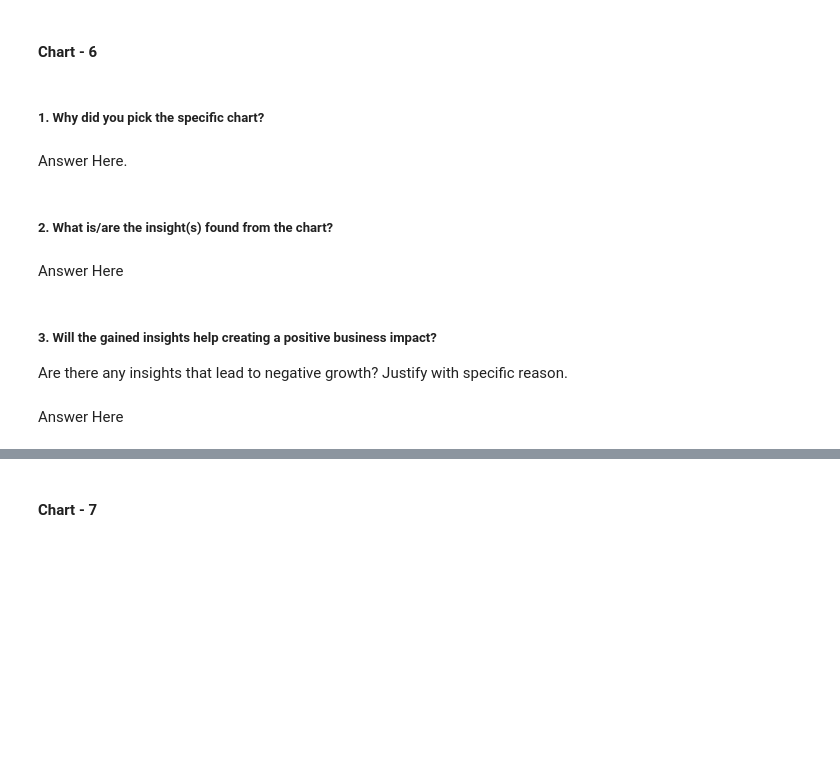
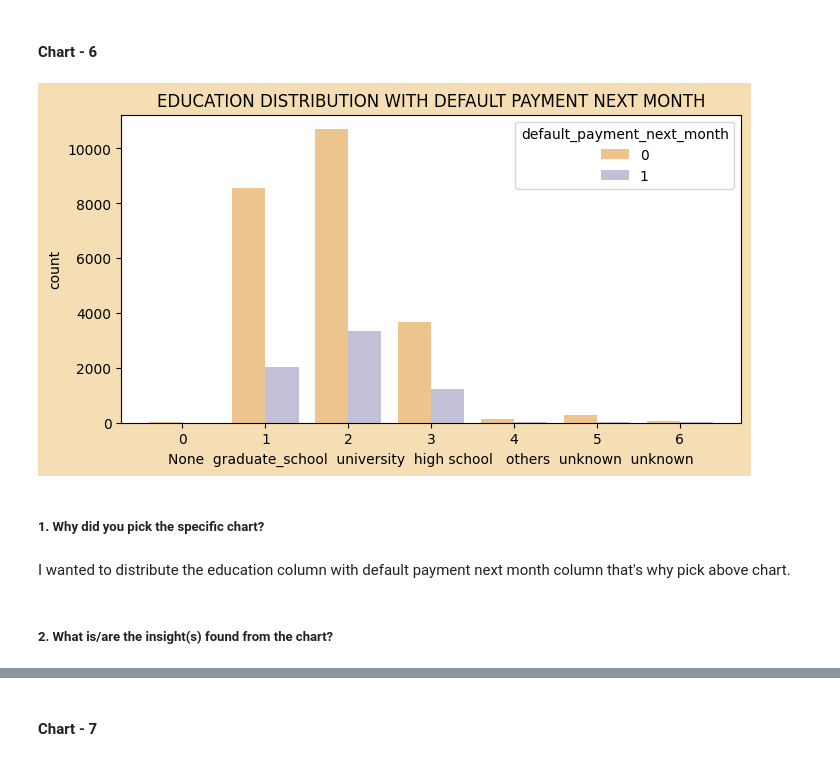
Before and after one commit to hmarathe420/Credit_Card_Default_Prediction, a Jupyter notebook: Credit_Card_Default_Prediction.ipynb, the cells around one changed output, grey strips where cells are left out. Saved outputs shown, nothing was run; the diff lists cells and outputs as text; code cells hidden in the pictures; blank space fills up the shorter version.

```diff
--- a/Credit_Card_Default_Prediction.ipynb
+++ b/Credit_Card_Default_Prediction.ipynb
@@ -461,13 +462,16 @@ Answer Here
+# %%
+# Education Distribution with default payment next month
+plt.figure(figsize = (8,4), facecolor = 'wheat')
+plt.title('EDUCATION DISTRIBUTION WITH DEFAULT PAYMENT NEXT MONTH')
+sns.countplot(data = df, x= 'EDUCATION', hue = 'default_payment_next_month', palette= 'PuOr')
+plt.xlabel("None  graduate_school  university  high school   others  unknown  unknown")
+plt.plot()
+plt.show()
+# %% [output]
+[figure, added]
 # %% [markdown]
 ##### 1. Why did you pick the specific chart?
-# %% [markdown]
-Answer Here.
+# %% [markdown]
+I wanted to distribute the education column with default payment next month column that's why pick above chart.
 # %% [markdown]
 ##### 2. What is/are the insight(s) found from the chart?
-# %% [markdown]
-Answer Here
-# %% [markdown]
-##### 3. Will the gained insights help creating a positive business impact?
-Are there any insights that lead to negative growth? Justify with specific reason.
-# %% [markdown]
-Answer Here
```
Also changed, not shown: parts of 31 cells of this notebook.
